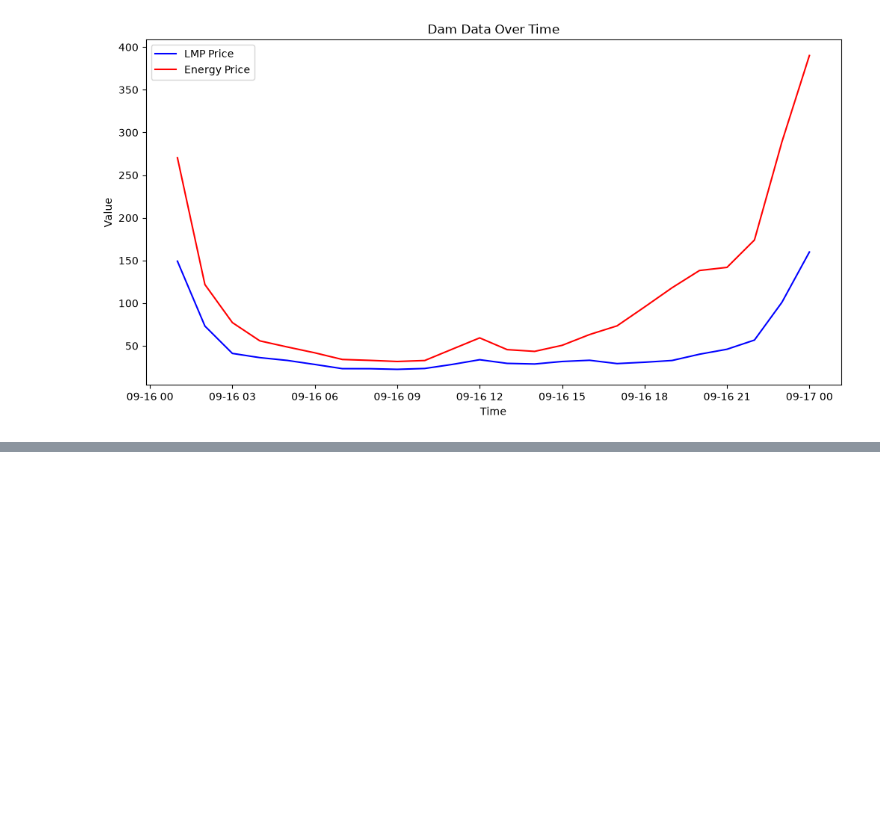
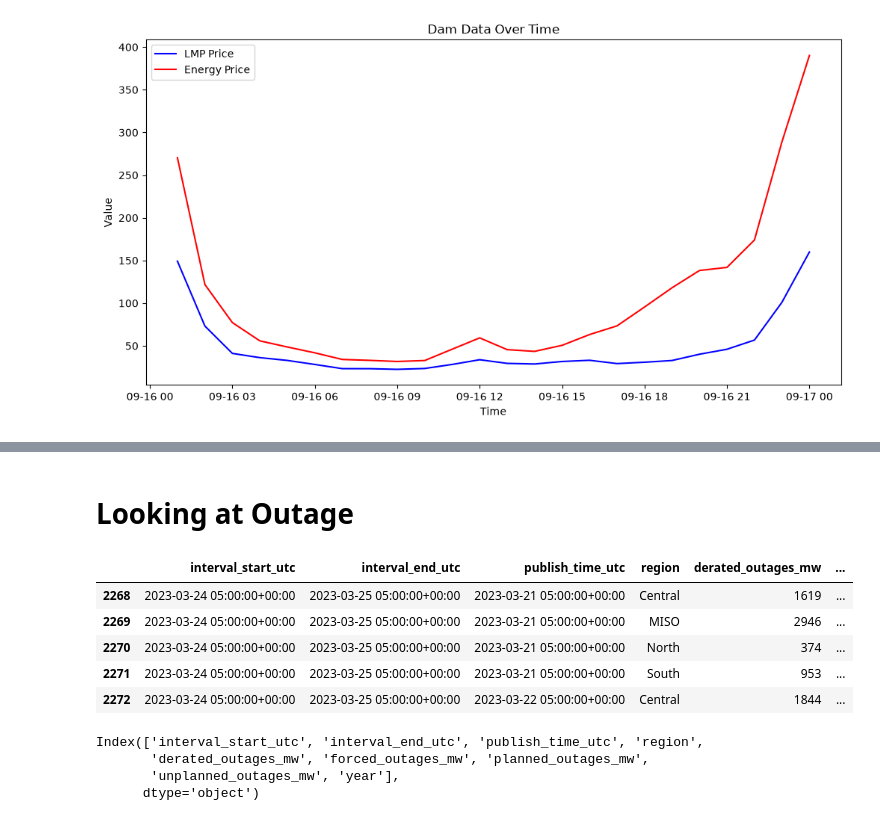
Before and after one commit to krklapat/data-science-capstone, a Jupyter notebook: data-explore/ak_data_explore.ipynb, the cells around one changed output, grey strips where cells are left out. Cells and saved outputs as stored; diff of their text form; code cells hidden in the pictures; blank space fills up the shorter version.

```diff
--- a/data-explore/ak_data_explore.ipynb
+++ b/data-explore/ak_data_explore.ipynb
@@ -69,0 +80,19 @@ plt.show()
+# %% [markdown]
+# Looking at Outage
+# %%
+outage_df = pd.read_parquet(f'{data_path}outage.parquet')
+outage_df.head()
+# %% [output]
+|  | interval_start_utc | interval_end_utc | publish_time_utc | region | derated_outages_mw | ... |
+| 2268 | 2023-03-24 05:00:00+00:00 | 2023-03-25 05:00:00+00:00 | 2023-03-21 05:00:00+00:00 | Central | 1619 | ... |
+| 2269 | 2023-03-24 05:00:00+00:00 | 2023-03-25 05:00:00+00:00 | 2023-03-21 05:00:00+00:00 | MISO | 2946 | ... |
+| 2270 | 2023-03-24 05:00:00+00:00 | 2023-03-25 05:00:00+00:00 | 2023-03-21 05:00:00+00:00 | North | 374 | ... |
+| 2271 | 2023-03-24 05:00:00+00:00 | 2023-03-25 05:00:00+00:00 | 2023-03-21 05:00:00+00:00 | South | 953 | ... |
+| 2272 | 2023-03-24 05:00:00+00:00 | 2023-03-25 05:00:00+00:00 | 2023-03-22 05:00:00+00:00 | Central | 1844 | ... |
+# %%
+outage_df.columns
+# %% [output]
+Index(['interval_start_utc', 'interval_end_utc', 'publish_time_utc', 'region',
+       'derated_outages_mw', 'forced_outages_mw', 'planned_outages_mw',
+       'unplanned_outages_mw', 'year'],
+      dtype='object')
```
Also changed, not shown: parts of 3 cells of this notebook, 1 other file.
